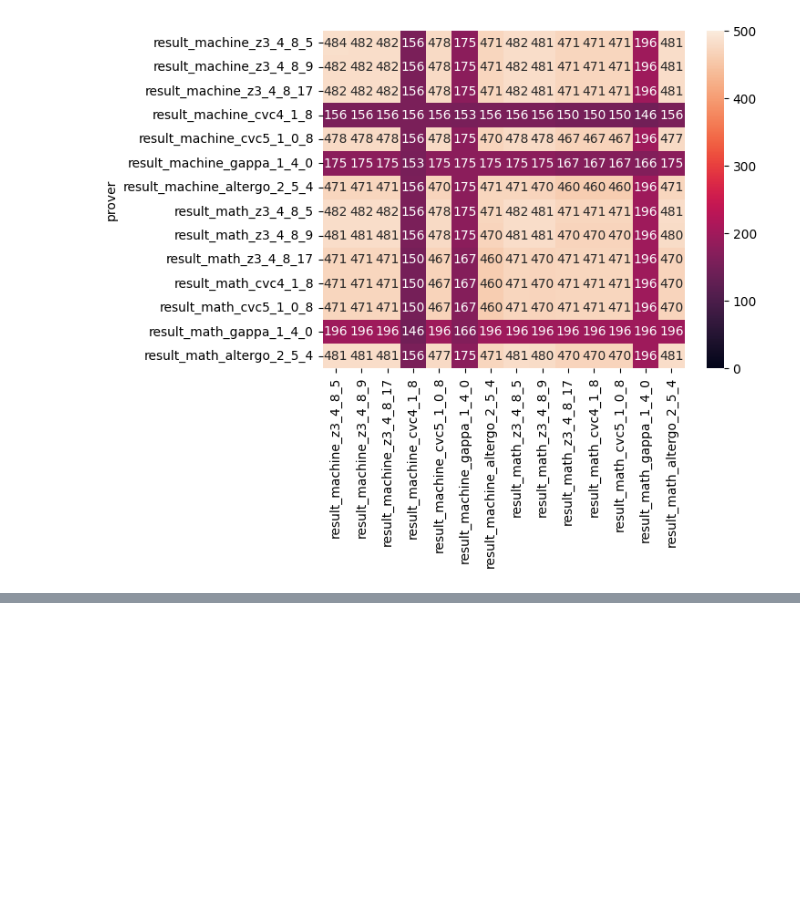
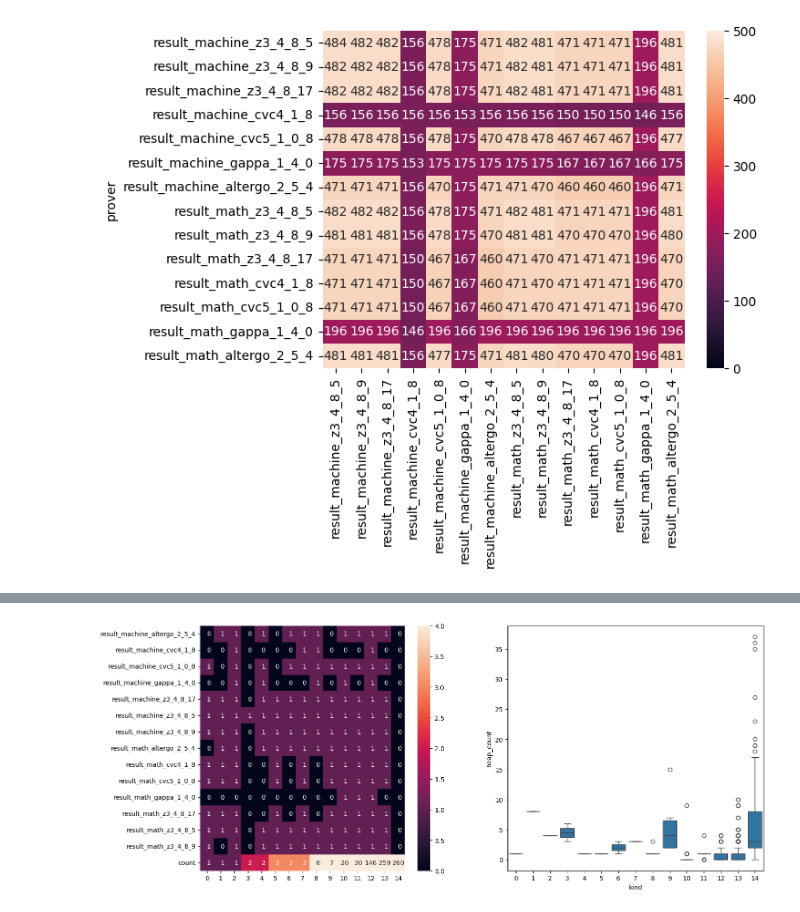
Before and after one commit to maggicl/WhyBack, a Jupyter notebook: byteback-test/data/results.ipynb, the cells around one changed output, grey strips where cells are left out. Cells and saved outputs as stored; diff of their text form; code cells hidden in the pictures; blank space fills up the shorter version.

Commit message:
more stats

```diff
--- a/byteback-test/data/results.ipynb
+++ b/byteback-test/data/results.ipynb
@@ -169 +159,10 @@ Result kind row 3:
 ... (33 outputs left out)
+# %%
+df_stats = pd.read_csv('../stats.csv')
+df_stats.goal = df_stats.goal.apply(lambda x: x.replace("[", "R").replace(" ", "'020"))
+df_stats = df_stats.set_index("goal")
+a = dfs[14].set_index("goal")
+
+join = df_stats.join(a, on="goal", how="outer")
+join = join.loc[join.kind.notna()]
+join.sort_values("missing_inv_count", ascending=False)
@@ -169,0 +188,10 @@ Result kind row 3:
+# %%
+df_dist = pd.concat([df_row.set_index("goal").join(df_stats, how="left")
+                     .loc[:, ["heap_count", "missing_inv_count"]].assign(kind=i) for i, df_row in enumerate(dfs)])
+
+fig, ax = plt.subplots(1, 2, figsize=(16,7))
+heatmap(ax=ax[0])
+sns.boxplot(data=df_dist, x="kind", y="heap_count", ax=ax[1])
+plt.show()
+# %% [output]
+[figure, added]
```
Also changed, not shown: parts of 6 cells of this notebook, 14 other files.
